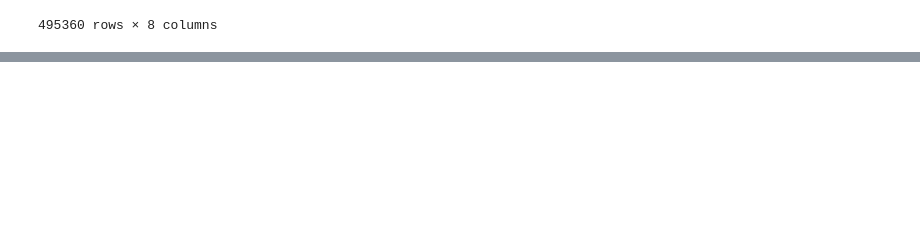
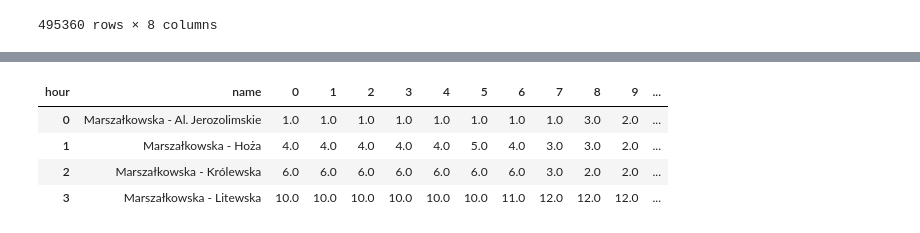
Before and after one commit to dane-analizy/python-w-analizie-danych-2025-10-20, a Jupyter notebook: 10 pandas 4.ipynb, the cells around one changed output, grey strips where cells are left out. Saved outputs shown, nothing was run; the diff lists cells and outputs as text; code cells hidden in the pictures; blank space fills up the shorter version.

```diff
--- a/10 pandas 4.ipynb
+++ b/10 pandas 4.ipynb
@@ -97,6 +113,7 @@ Wall time: 581 ms
 | 495359 | fffeecd35a623278f18627b396a6fde9 | Pętla Podskarbińska | 52.254189 | 21.073601 | 15 | 0 | 2025-10-20 23:57:39.344900 | 23 |
 495360 rows × 8 columns
 # %%
-rowery_df = pd.read_excel("rowery/wyniki.xlsx", usecols=['name', 'free_bikes', 'datetime', 'hour'])
+rowery_df = pd.read_csv("rowery/wynik.csv", usecols=['name', 'free_bikes', 'datetime', 'hour'])
+
 rowery_df = rowery_df[rowery_df['name'].str.lower().str.contains('marszałkowska')]
 rowery_df
@@ -102,0 +134,3 @@ rowery_df
+# %%
+pierwsze_df = rowery_df.sort_values('datetime').groupby(['name', 'hour'], as_index=False).first()
+pierwsze_df
@@ -102,0 +151,11 @@ rowery_df
+# %%
+pd.set_option("display.max_columns", 200)
+# %%
+wynik_df = pd.pivot_table(pierwsze_df, columns='hour', index='name', values='free_bikes').reset_index()
+wynik_df
+# %% [output]
+| hour | name | 0 | 1 | 2 | 3 | 4 | 5 | 6 | 7 | 8 | 9 | ... |
+| 0 | Marszałkowska - Al. Jerozolimskie | 1.0 | 1.0 | 1.0 | 1.0 | 1.0 | 1.0 | 1.0 | 1.0 | 3.0 | 2.0 | ... |
+| 1 | Marszałkowska - Hoża | 4.0 | 4.0 | 4.0 | 4.0 | 4.0 | 5.0 | 4.0 | 3.0 | 3.0 | 2.0 | ... |
+| 2 | Marszałkowska - Królewska | 6.0 | 6.0 | 6.0 | 6.0 | 6.0 | 6.0 | 6.0 | 3.0 | 2.0 | 2.0 | ... |
+| 3 | Marszałkowska - Litewska | 10.0 | 10.0 | 10.0 | 10.0 | 10.0 | 10.0 | 11.0 | 12.0 | 12.0 | 12.0 | ... |
```
Also changed, not shown: parts of 4 cells of this notebook.
